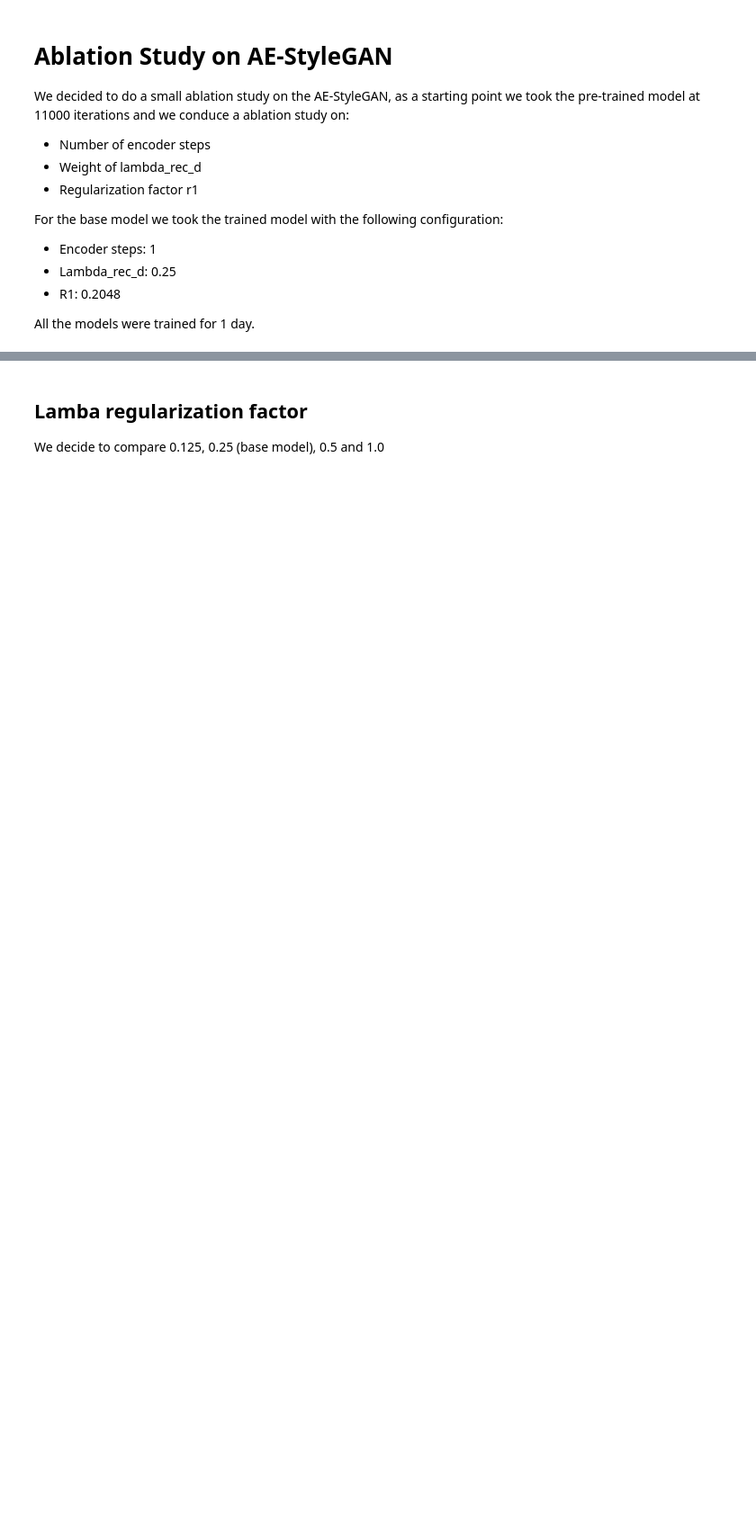
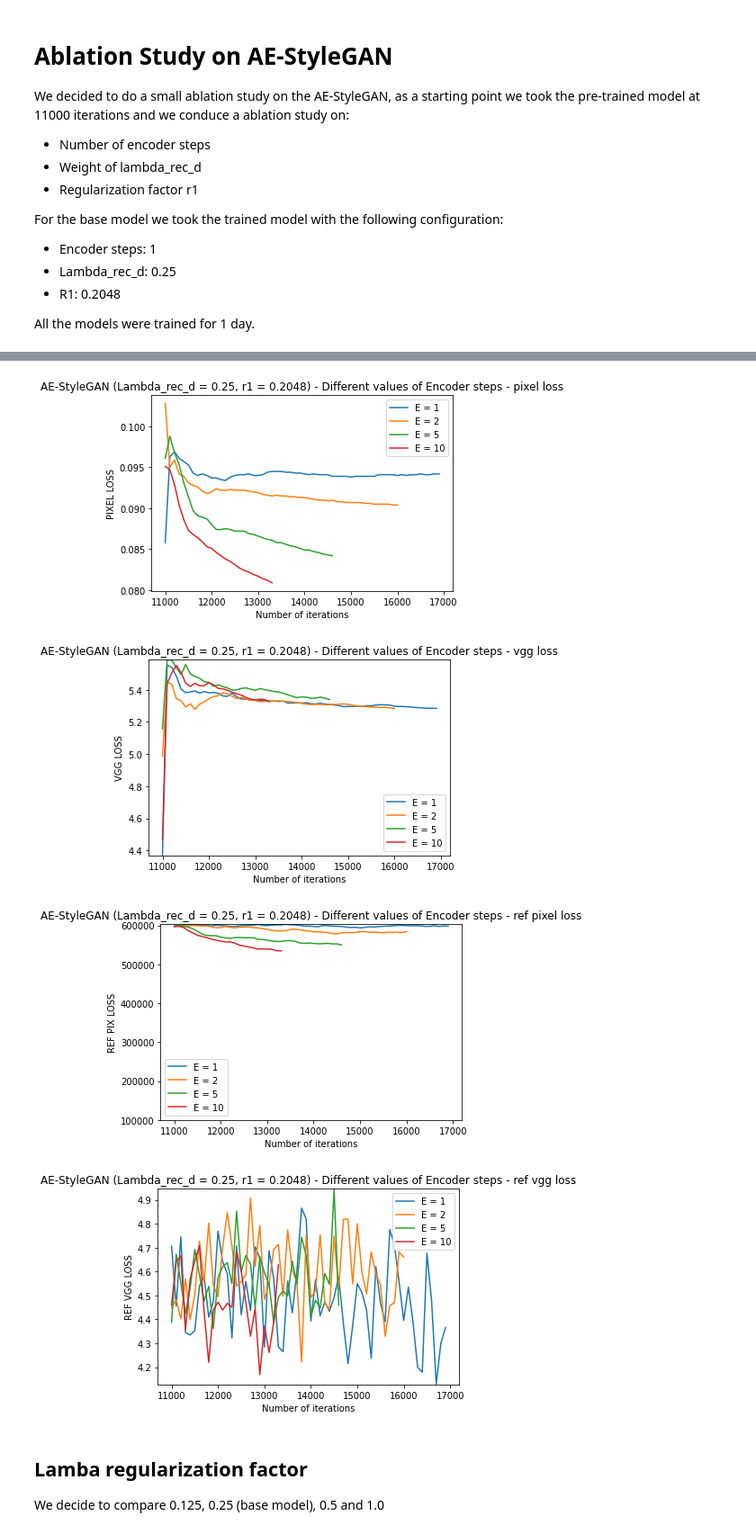
Before and after one commit to njules/FaceFilter, a Jupyter notebook: plot_function.ipynb, the cells around one changed output, grey strips where cells are left out. Shown: that part at 90% size. Drawn from its saved outputs; the diff is of its cells as text; code cells hidden in the pictures; blank space fills up the shorter version.

Commit message:
add plot file

```diff
--- a/plot_function.ipynb
+++ b/plot_function.ipynb
@@ -142,3 +202,59 @@ plot(f"AE-StyleGAN (Lambda_rec_d = 0.25, r1 = 0.2048) - Different values of Enco
+# %%
+x_1, pix_1, vgg_1, ref_pix_1, ref_vgg_1 = parseTXT_LOSS(270179)
+x_2, pix_2, vgg_2, ref_pix_2, ref_vgg_2 = parseTXT_LOSS(270180)
+x_3, pix_3, vgg_3, ref_pix_3, ref_vgg_3 = parseTXT_LOSS(270181)
+x_4, pix_4, vgg_4, ref_pix_4, ref_vgg_4 = parseTXT_LOSS(270182)
+
+
+plot(f"AE-StyleGAN (Lambda_rec_d = 0.25, r1 = 0.2048) - Different values of Encoder steps - pixel loss",
+     [x_1, x_2, x_3, x_4],
+     [pix_1, pix_2, pix_3, pix_4],
+     [f"E = {1}", f"E = {2}", f"E = {5}", f"E = {10}"],
+     xlabel="Number of iterations",
+     ylabel="PIXEL LOSS",
+     #baseline=75, baseline_label="SGD baseline",
+     filename="ablation-n-step-e-pix-loss",
+     limit = 0.001
+)
+
+plot(f"AE-StyleGAN (Lambda_rec_d = 0.25, r1 = 0.2048) - Different values of Encoder steps - vgg loss",
+     [x_1, x_2, x_3, x_4],
+     [vgg_1, vgg_2, vgg_3, vgg_4],
+     [f"E = {1}", f"E = {2}", f"E = {5}", f"E = {10}"],
+     xlabel="Number of iterations",
+     ylabel="VGG LOSS",
+     #baseline=75, baseline_label="SGD baseline",
+     filename="ablation-n-step-e-vgg-loss",
+     limit = 0.001
+)
+
+plot(f"AE-StyleGAN (Lambda_rec_d = 0.25, r1 = 0.2048) - Different values of Encoder steps - ref pixel loss",
+     [x_1, x_2, x_3, x_4],
+     [ref_pix_1, ref_pix_2, ref_pix_3, ref_pix_4],
+     [f"E = {1}", f"E = {2}", f"E = {5}", f"E = {10}"],
+     xlabel="Number of iterations",
+     ylabel="REF PIX LOSS",
+     #baseline=75, baseline_label="SGD baseline",
+     filename="ablation-n-step-e-ref-pix-loss",
+     limit = 0.001
+)
+
+# I will skip this one
+plot(f"AE-StyleGAN (Lambda_rec_d = 0.25, r1 = 0.2048) - Different values of Encoder steps - ref vgg loss",
+     [x_1, x_2, x_3, x_4],
+     [ref_vgg_1, ref_vgg_2, ref_vgg_3, ref_vgg_4],
+     [f"E = {1}", f"E = {2}", f"E = {5}", f"E = {10}"],
+     xlabel="Number of iterations",
+     ylabel="REF VGG LOSS",
+     #baseline=75, baseline_label="SGD baseline",
+     filename="ablation-n-step-e-ref-vgg-loss",
+     limit = 0.001
+)
+# %% [output]
+[figure, added]
+[figure, added]
+[figure, added]
+[figure, added]
 # %% [markdown]
 ## Lamba regularization factor
 We decide to compare 0.125, 0.25 (base model), 0.5 and 1.0
```
Also changed, not shown: parts of 11 cells of this notebook.
